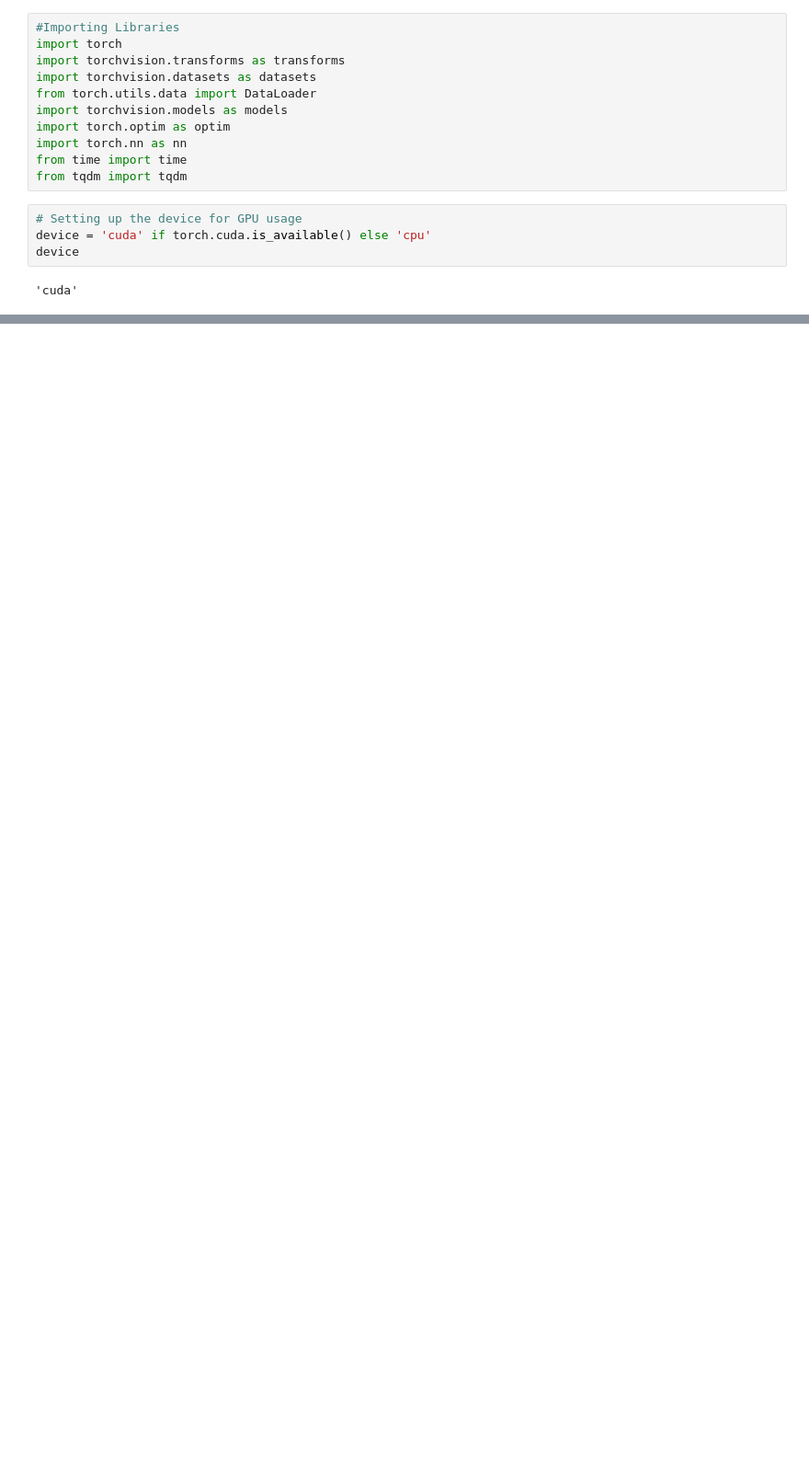
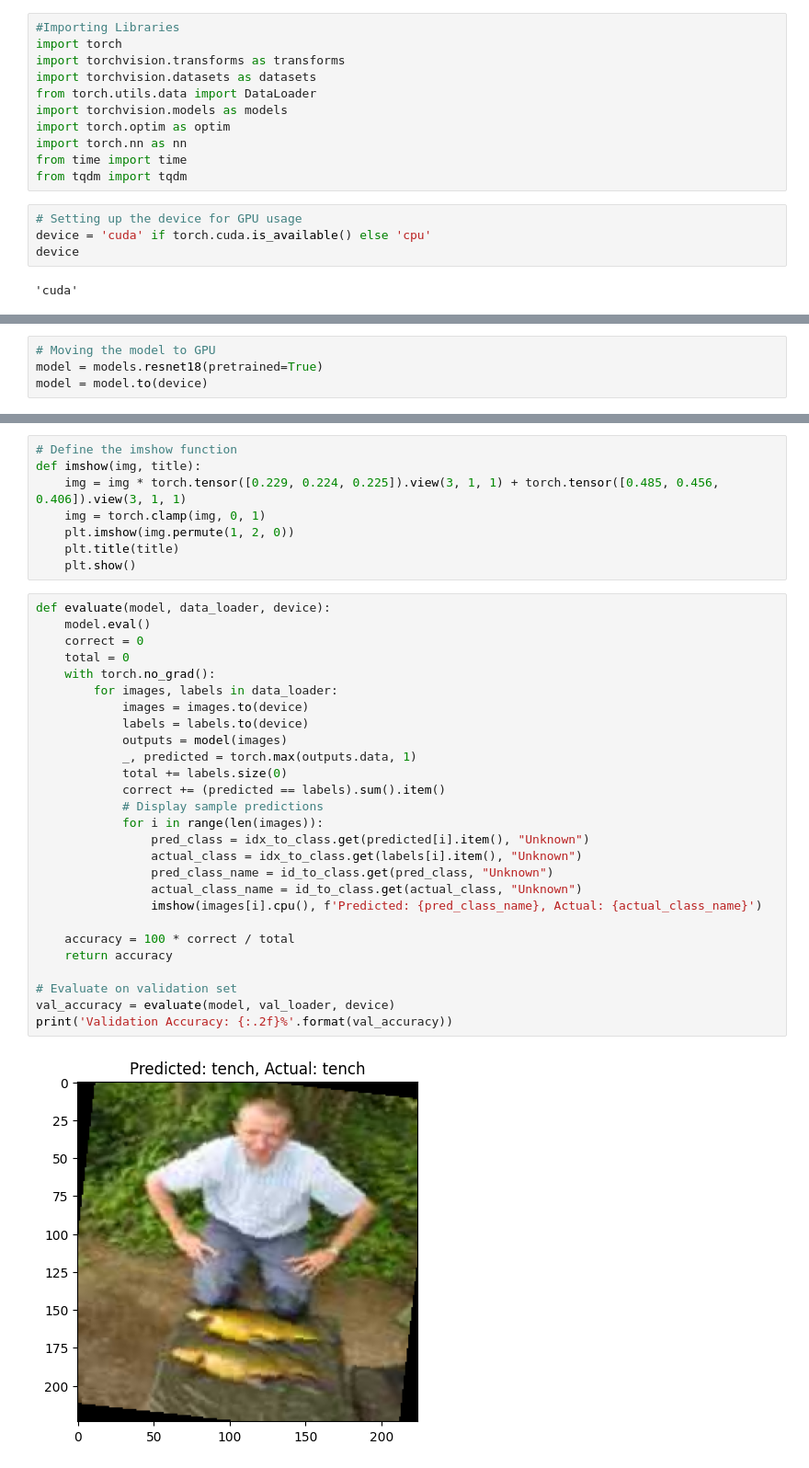
Before and after one commit to RishiShah99/imagenet10-resnet18-pgd-attacks, a Jupyter notebook: imagenet10-resnet-pgdattacks.ipynb, the cells around one changed output, grey strips where cells are left out. Shown at 92% size. Drawn from its saved outputs; the diff is of its cells as text; blank space fills up the shorter version.

```diff
--- a/imagenet10-resnet-pgdattacks.ipynb
+++ b/imagenet10-resnet-pgdattacks.ipynb
@@ -66,0 +85,4 @@ model.eval()
+# %%
+# Moving the model to GPU
+model = models.resnet18(pretrained=True)
+model = model.to(device)
@@ -66,0 +122,37 @@ model.eval()
+# %%
+# Define the imshow function
+def imshow(img, title):
+    img = img * torch.tensor([0.229, 0.224, 0.225]).view(3, 1, 1) + torch.tensor([0.485, 0.456, 0.406]).view(3, 1, 1)
+    img = torch.clamp(img, 0, 1)
+    plt.imshow(img.permute(1, 2, 0))
+    plt.title(title)
+    plt.show()
+# %%
+def evaluate(model, data_loader, device):
+    model.eval()
+    correct = 0
+    total = 0
+    with torch.no_grad():
+        for images, labels in data_loader:
+            images = images.to(device)
+            labels = labels.to(device)
+            outputs = model(images)
+            _, predicted = torch.max(outputs.data, 1)
+            total += labels.size(0)
+            correct += (predicted == labels).sum().item()
+            # Display sample predictions
+            for i in range(len(images)):
+                pred_class = idx_to_class.get(predicted[i].item(), "Unknown")
+                actual_class = idx_to_class.get(labels[i].item(), "Unknown")
+                pred_class_name = id_to_class.get(pred_class, "Unknown")
+                actual_class_name = id_to_class.get(actual_class, "Unknown")
+                imshow(images[i].cpu(), f'Predicted: {pred_class_name}, Actual: {actual_class_name}')
+
+    accuracy = 100 * correct / total
+    return accuracy
+
+# Evaluate on validation set
+val_accuracy = evaluate(model, val_loader, device)
+print('Validation Accuracy: {:.2f}%'.format(val_accuracy))
+# %% [output]
+[figure, added]
```
Also changed, not shown: parts of 26 cells of this notebook.
